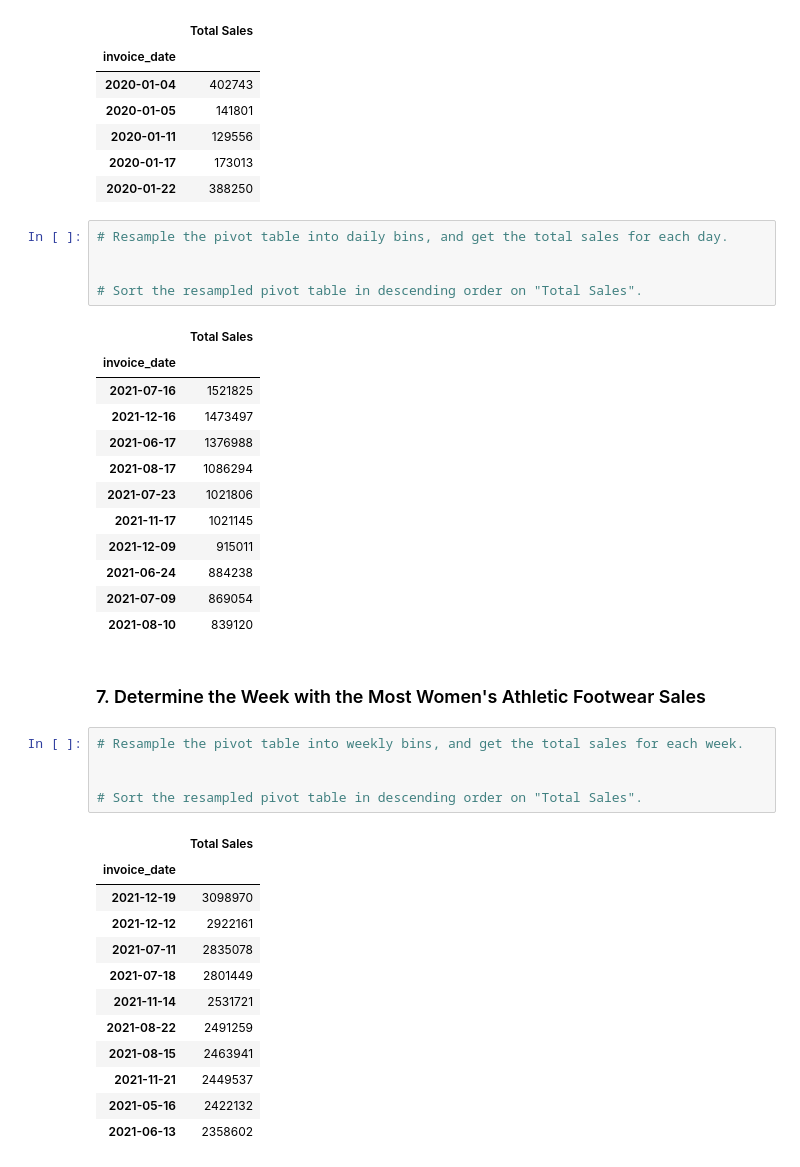
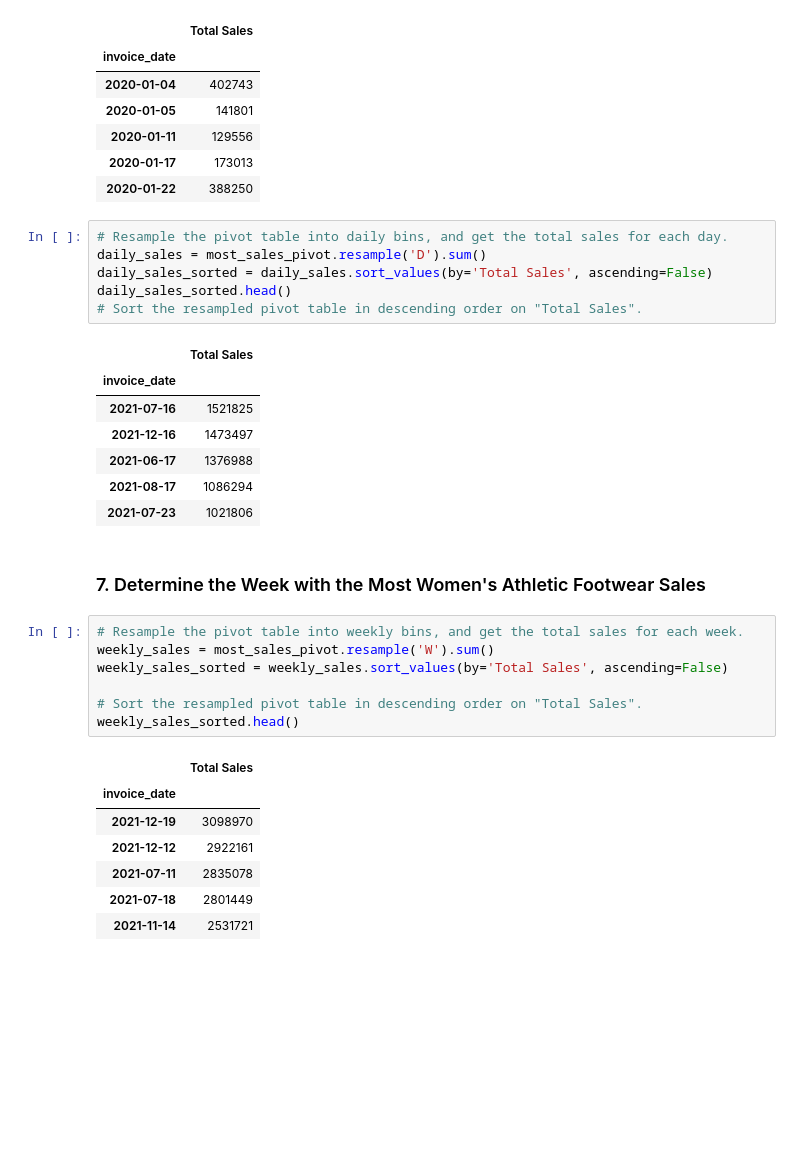
Before and after one commit to aj1560/athletic_sales_analysis, a Jupyter notebook: athletic_sales_analysis.ipynb, the cells around one changed output. Cells and saved outputs as stored; diff of their text form; blank space fills up the shorter version.

```diff
--- a/athletic_sales_analysis.ipynb
+++ b/athletic_sales_analysis.ipynb
@@ -400,29 +400,27 @@ most_sales_pivot.head()
 | 2020-01-22 | 388250 |
 # %%
 # Resample the pivot table into daily bins, and get the total sales for each day.
-
-
+daily_sales = most_sales_pivot.resample('D').sum()
+daily_sales_sorted = daily_sales.sort_values(by='Total Sales', ascending=False)
+daily_sales_sorted.head()
 # Sort the resampled pivot table in descending order on "Total Sales".
 # %% [output]
 |  | Total Sales |
 | invoice_date |  |
 | 2021-07-16 | 1521825 |
 | 2021-12-16 | 1473497 |
 | 2021-06-17 | 1376988 |
 | 2021-08-17 | 1086294 |
 | 2021-07-23 | 1021806 |
-| 2021-11-17 | 1021145 |
-| 2021-12-09 | 915011 |
-| 2021-06-24 | 884238 |
-| 2021-07-09 | 869054 |
-| 2021-08-10 | 839120 |
 # %% [markdown]
 ### 7.  Determine the Week with the Most Women's Athletic Footwear Sales
 # %%
 # Resample the pivot table into weekly bins, and get the total sales for each week.
-
+weekly_sales = most_sales_pivot.resample('W').sum()
+weekly_sales_sorted = weekly_sales.sort_values(by='Total Sales', ascending=False)
 
 # Sort the resampled pivot table in descending order on "Total Sales".
+weekly_sales_sorted.head()
 # %% [output]
 |  | Total Sales |
 | invoice_date |  |
@@ -431,8 +429,3 @@ most_sales_pivot.head()
 | 2021-07-11 | 2835078 |
 | 2021-07-18 | 2801449 |
 | 2021-11-14 | 2531721 |
-| 2021-08-22 | 2491259 |
-| 2021-08-15 | 2463941 |
-| 2021-11-21 | 2449537 |
-| 2021-05-16 | 2422132 |
-| 2021-06-13 | 2358602 |
```
